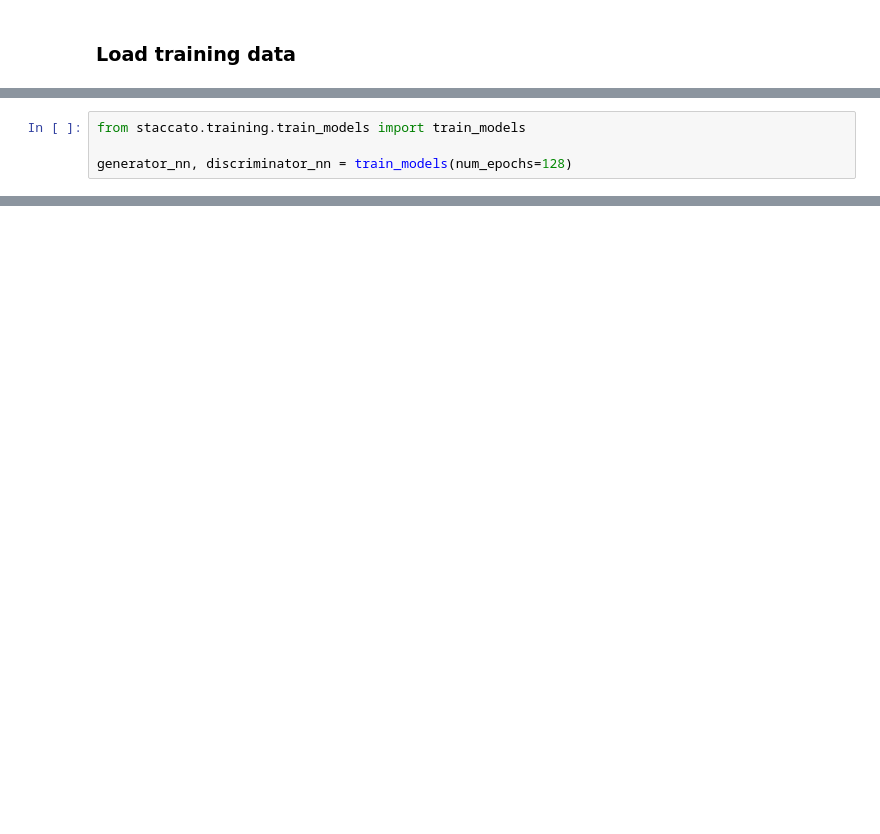
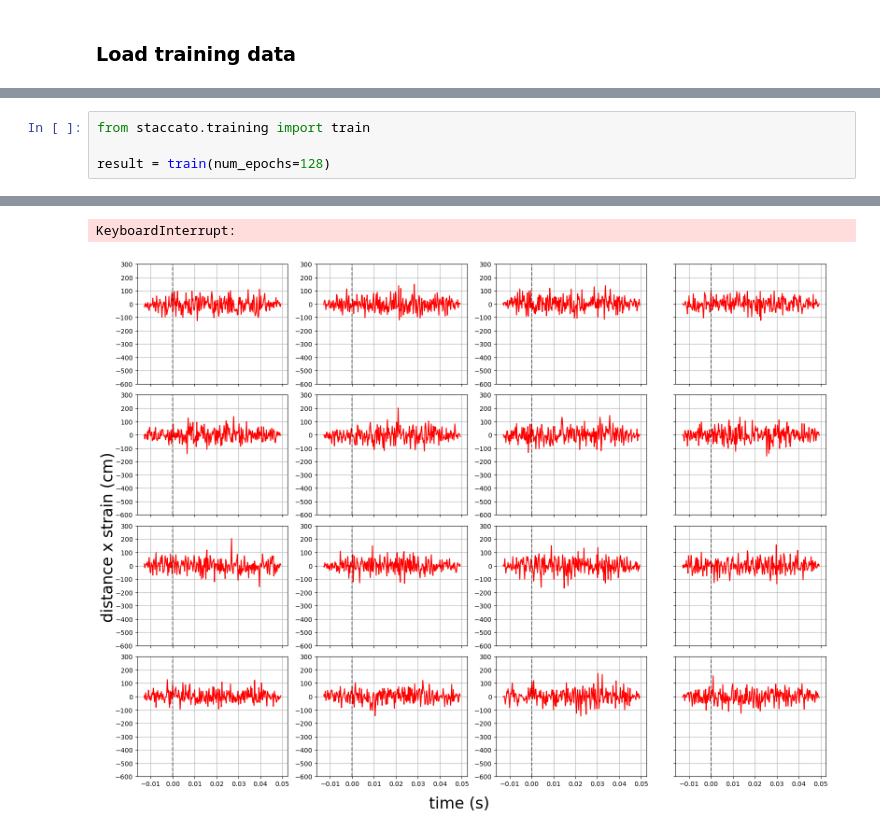
Before and after one commit to starccato/starccato, a Jupyter notebook: docs/training.ipynb, the cells around one changed output, grey strips where cells are left out. Saved outputs shown, nothing was run; the diff lists cells and outputs as text; blank space fills up the shorter version.

```diff
--- a/docs/training.ipynb
+++ b/docs/training.ipynb
@@ -30,4 +49,5 @@ For details on the training, see the [training code](https://github.com/tarin-e/
 # %%
-from staccato.training.train_models import train_models
+from staccato.training import train
 
-generator_nn, discriminator_nn = train_models(num_epochs=128)
+result = train(num_epochs=128)
+# %% [output]
@@ -33,0 +57,2 @@ generator_nn, discriminator_nn = train_models(num_epochs=128)
+KeyboardInterrupt:
+[figure, added]
```
Also changed, not shown: parts of 7 cells of this notebook, 19 other files.
